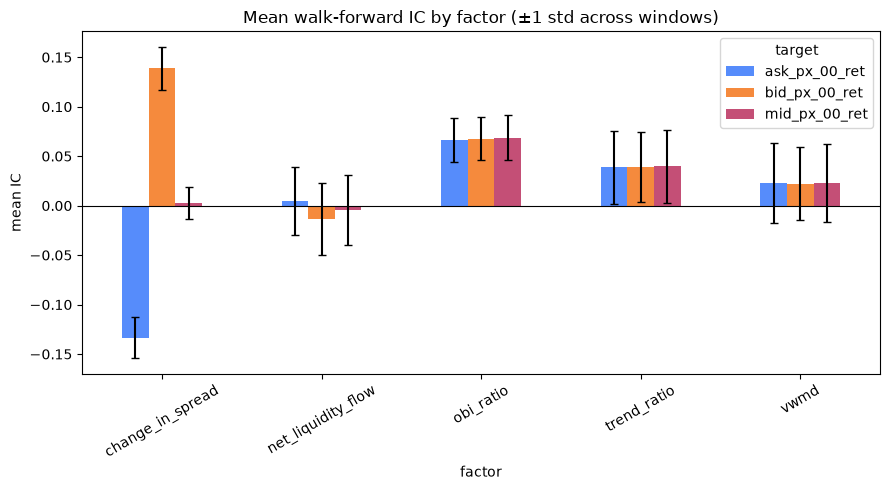
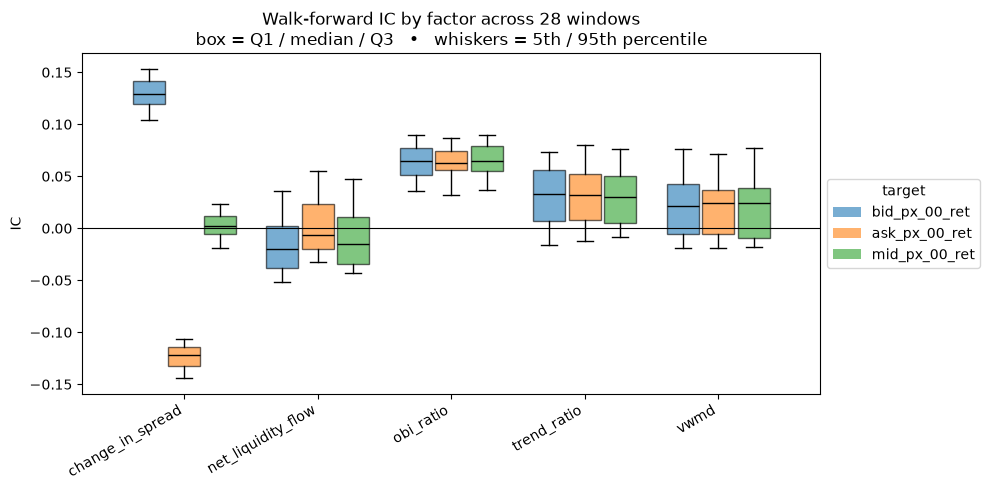
Unified diff of the notebook cell whose output changed from the first chart to the second:
--- before
+++ after
@@ -1,9 +1,40 @@
-pivot_mean = summary.pivot(index="factor", columns="target", values="mean_ic")
-pivot_std = summary.pivot(index="factor", columns="target", values="ic_std")
+factors = sorted(ic_df["factor"].unique())
+targets = list(ic_df["target"].unique())
+width = 0.8 / len(targets)
+colors = plt.cm.tab10.colors
 
-ax = pivot_mean.plot.bar(yerr=pivot_std, figsize=(9, 5), capsize=3, rot=30)
+fig, ax = plt.subplots(figsize=(10, 5))
+for j, t in enumerate(targets):
+    data = [
+        ic_df[(ic_df["factor"] == f) & (ic_df["target"] == t)]["ic"].dropna().values
+        for f in factors
+    ]
+    positions = [i + (j - (len(targets) - 1) / 2) * width for i in range(len(factors))]
+    bp = ax.boxplot(
+        data,
+        positions=positions,
+        widths=width * 0.9,
+        whis=(5, 95),  # whiskers at 5th / 95th percentile of the actual ICs
+        patch_artist=True,
+        showfliers=False,
+        medianprops=dict(color="black"),
+    )
+    for box in bp["boxes"]:
+        box.set(facecolor=colors[j], alpha=0.6)
+
 ax.axhline(0, color="black", linewidth=0.8)
-ax.set_ylabel("mean IC")
-ax.set_title("Mean walk-forward IC by factor (±1 std across windows)")
+ax.set_xticks(range(len(factors)))
+ax.set_xticklabels(factors, rotation=30, ha="right")
+ax.set_ylabel("IC")
+ax.set_title(
+    "Walk-forward IC by factor across 28 windows\n"
+    "box = Q1 / median / Q3   •   whiskers = 5th / 95th percentile"
+)
+
+handles = [
+    plt.Rectangle((0, 0), 1, 1, facecolor=colors[j], alpha=0.6)
+    for j in range(len(targets))
+]
+ax.legend(handles, targets, title="target", loc="center left", bbox_to_anchor=(1.0, 0.5))
 plt.tight_layout()
 plt.show()

Commit: refined factor backtesting